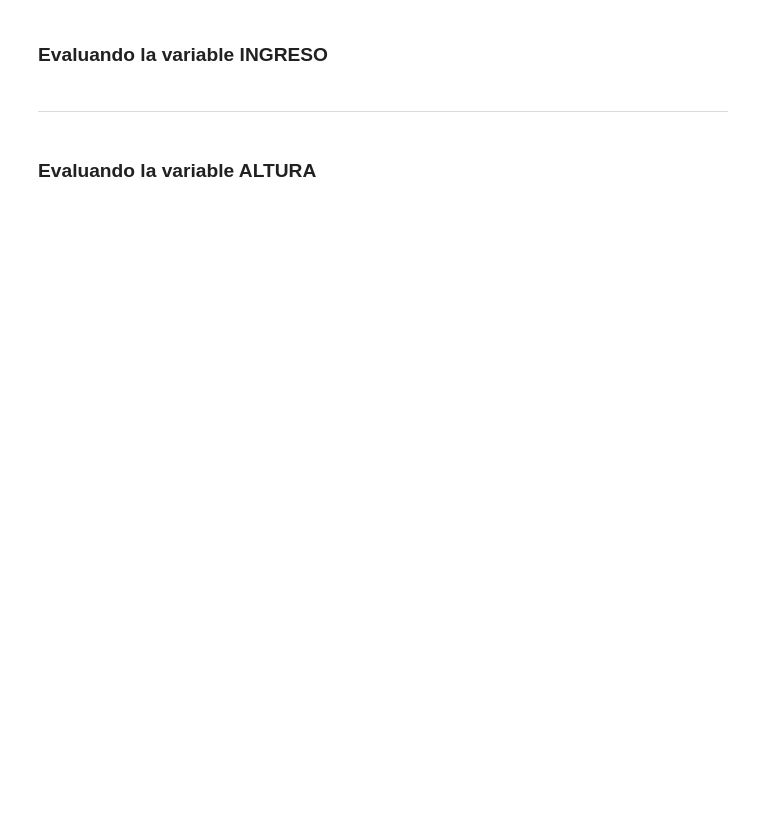
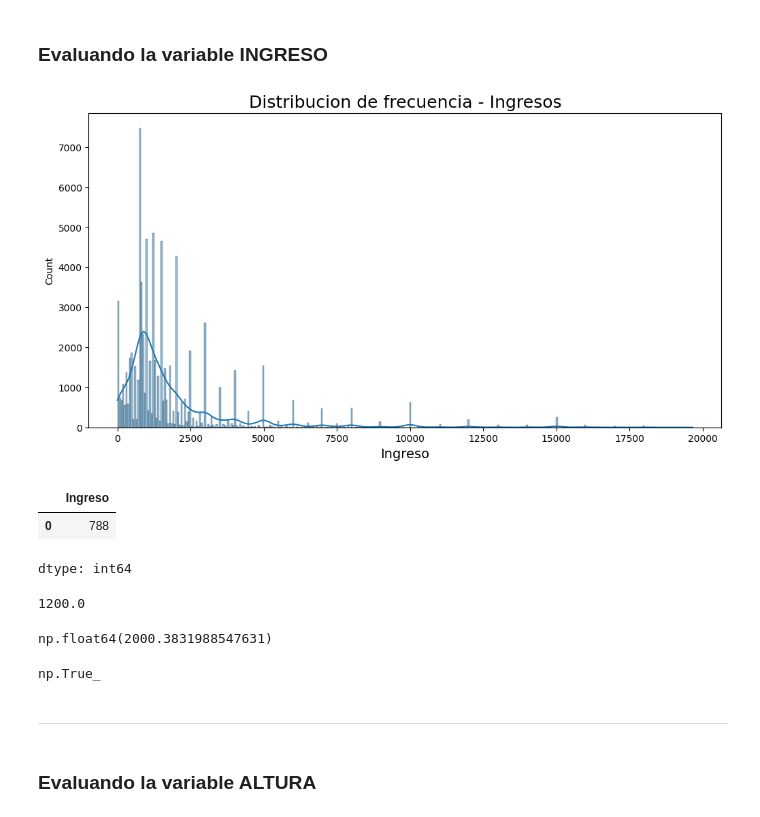
Before and after one commit to Yaaxek/Estadistica-con-Python-frecuencias-y-medidas, a Jupyter notebook: curso_de_estadistica_con_python_1.ipynb, the cells around one changed output. Saved outputs shown, nothing was run; the diff lists cells and outputs as text; code cells hidden in the pictures; blank space fills up the shorter version.

```diff
--- a/curso_de_estadistica_con_python_1.ipynb
+++ b/curso_de_estadistica_con_python_1.ipynb
@@ -705,6 +873,37 @@ La moda se puede definir como el valor más frecuente de un conjunto de datos. L
 <img src='https://caelum-online-public.s3.amazonaws.com/ESP-1752-estadistica-con-python-parte1/img004.png' width='80%'>
 # %% [markdown]
 ### Evaluando la variable INGRESO
+# %%
+import matplotlib.pyplot as plt
+
+plt.figure(figsize=(12, 6))
+ax=sns.histplot(datos.query('Ingreso<20000').Ingreso, kde=True)
+ax.set_title('Distribucion de frecuencia - Ingresos', fontsize=18)
+ax.set_xlabel('Ingreso', fontsize=14)
+plt.show()
+# %% [output]
+[figure, added]
+# %%
+moda=datos.Ingreso.mode()
+moda
+# %% [output]
+|  | Ingreso |
+| 0 | 788 |
+dtype: int64
+# %%
+mediana=datos.Ingreso.median()
+mediana
+# %% [output]
+1200.0
+# %%
+media=datos.Ingreso.mean()
+media
+# %% [output]
+np.float64(2000.3831988547631)
+# %%
+moda.iloc[0] < mediana < media
+# %% [output]
+np.True_
 # %% [markdown]
 ***
 # %% [markdown]
```
Also changed, not shown: parts of 73 cells of this notebook.
